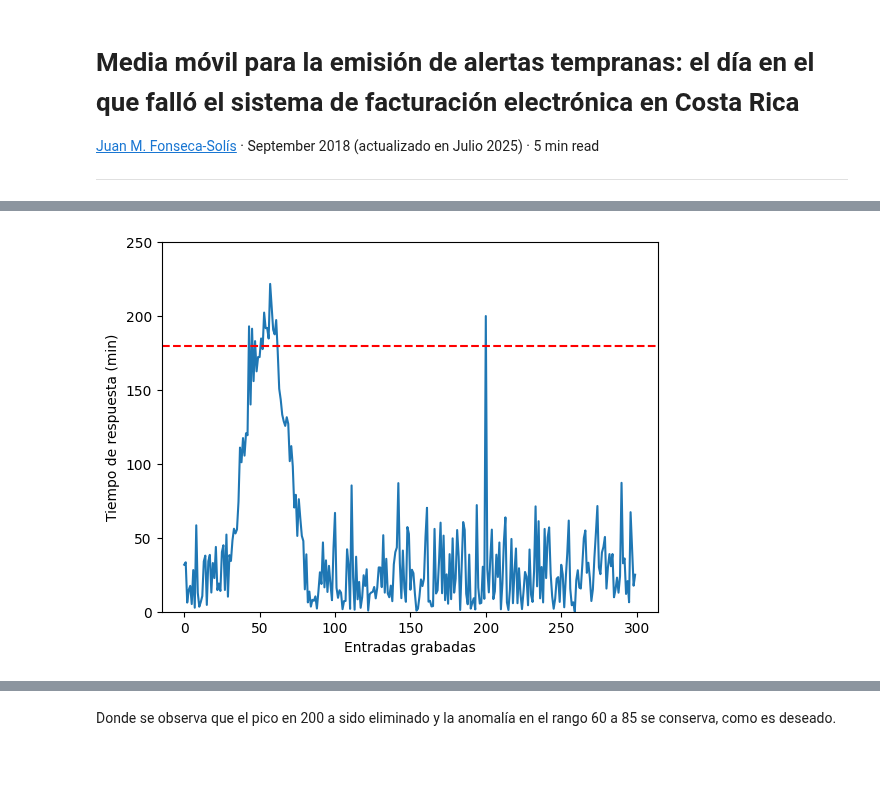
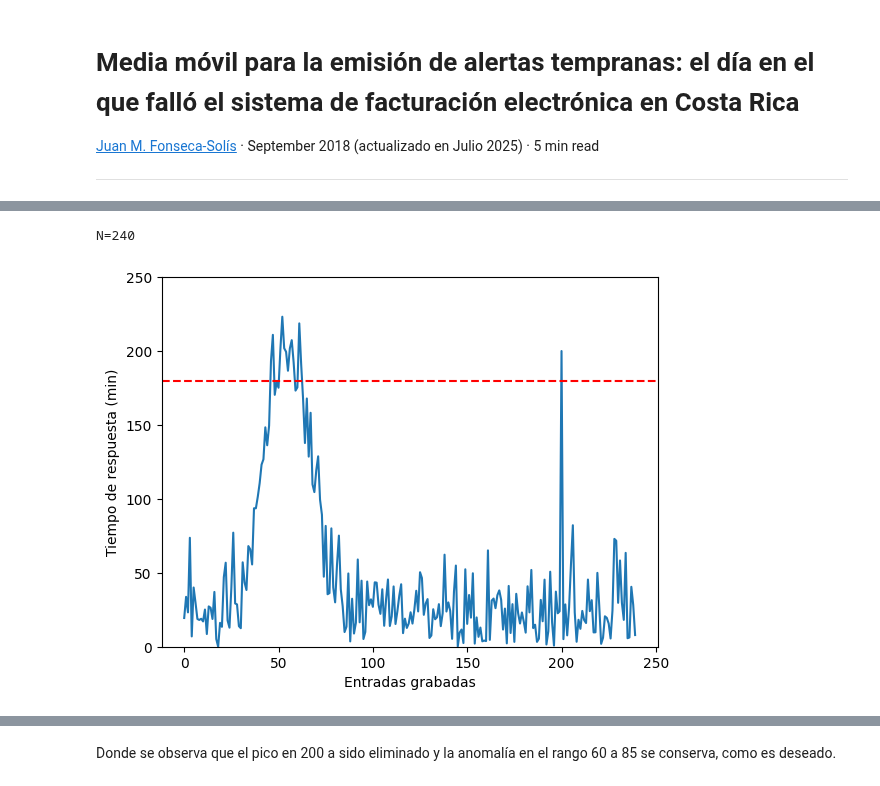
Before and after one commit to juanfonsecasolis/juanfonsecasolis.github.io, a Jupyter notebook: blog/ipynb/JFonseca.suavizadoTraficoServidorWeb.ipynb, the cells around one changed output, grey strips where cells are left out. Cells and saved outputs as stored; diff of their text form; code cells hidden in the pictures.

```diff
--- a/blog/ipynb/JFonseca.suavizadoTraficoServidorWeb.ipynb
+++ b/blog/ipynb/JFonseca.suavizadoTraficoServidorWeb.ipynb
@@ -19,22 +21,26 @@ Podemos simular un ejemplo de tiempos de respuesta usando un proceso normal de m
 # %%
 import matplotlib.pylab as plt
 import numpy as np;
 
-N = 300
+Ts = 5.0*60.0 # periodo de muestreo (en segundos)
+D = 20*60.0*60.0 # duración de la señal (en segundos)
+N = int(D/Ts)
+print(f'N={N}')
 mu, sigma = 5, 30
 x = np.abs(np.random.normal(mu, sigma, N))
 
 n0=25
 x[n0:n0+60] += 180*np.hanning(60)
 x[200] = 200
 
 plt.figure()
-plt.plot(x)
+plt.plot(x,'tab:blue')
 plt.axhline(y=180, color='r', linestyle='--')
 plt.ylim([0, 250])
 plt.xlabel('Entradas grabadas')
 plt.ylabel('Tiempo de respuesta (min)')
 plt.show()
 # %% [output]
+N=240
-[figure, old version]
+[figure, new version]
 # %% [markdown]
```
Also changed, not shown: parts of 10 cells of this notebook, 1 other file.
